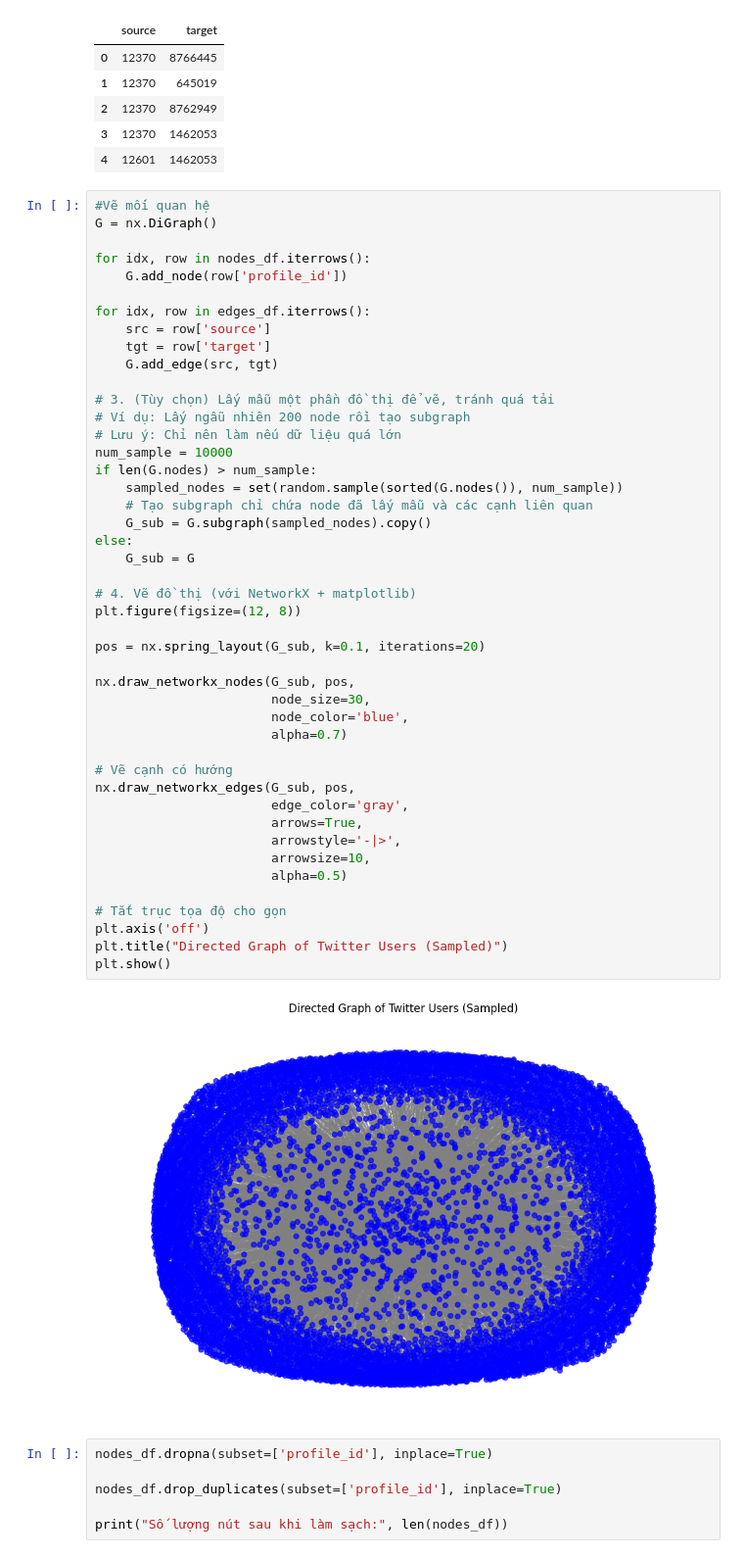
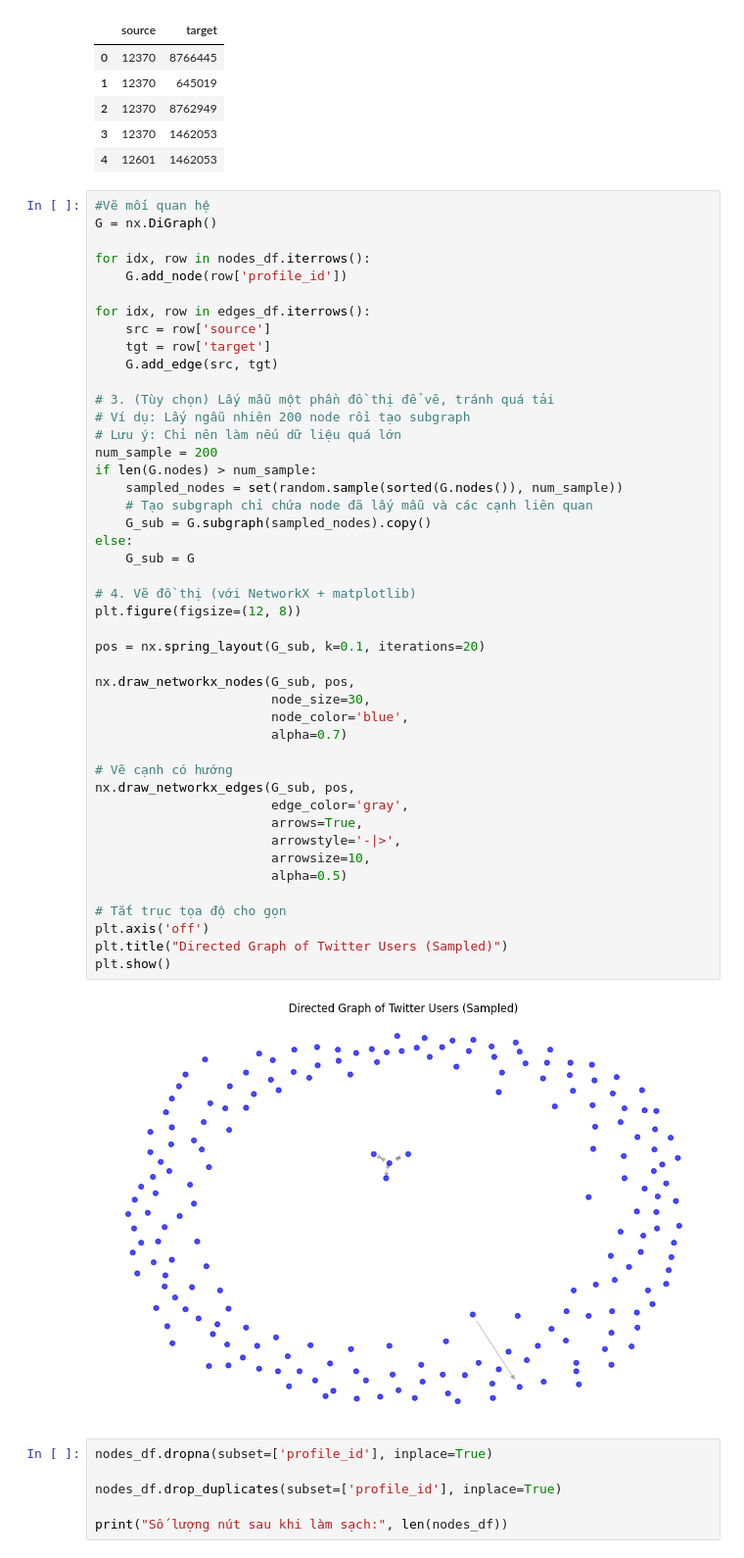
Before and after one commit to thanhtung12356/AnalyseRoleUserOnTweet, a Jupyter notebook: preprocessing.ipynb, the cells around one changed output. Shown at 98% size. Drawn from its saved outputs; the diff is of its cells as text.

```diff
--- a/preprocessing.ipynb
+++ b/preprocessing.ipynb
@@ -47,38 +47,38 @@ for idx, row in edges_df.iterrows():
 # 3. (Tùy chọn) Lấy mẫu một phần đồ thị để vẽ, tránh quá tải
 # Ví dụ: Lấy ngẫu nhiên 200 node rồi tạo subgraph
 # Lưu ý: Chỉ nên làm nếu dữ liệu quá lớn
-num_sample = 10000
+num_sample = 200
 if len(G.nodes) > num_sample:
     sampled_nodes = set(random.sample(sorted(G.nodes()), num_sample))
     # Tạo subgraph chỉ chứa node đã lấy mẫu và các cạnh liên quan
     G_sub = G.subgraph(sampled_nodes).copy()
 else:
     G_sub = G
 
 # 4. Vẽ đồ thị (với NetworkX + matplotlib)
 plt.figure(figsize=(12, 8))
 
 pos = nx.spring_layout(G_sub, k=0.1, iterations=20)
 
 nx.draw_networkx_nodes(G_sub, pos,
                        node_size=30,
                        node_color='blue',
                        alpha=0.7)
 
 # Vẽ cạnh có hướng
 nx.draw_networkx_edges(G_sub, pos,
                        edge_color='gray',
                        arrows=True,
                        arrowstyle='-|>',
                        arrowsize=10,
                        alpha=0.5)
 
 # Tắt trục tọa độ cho gọn
 plt.axis('off')
 plt.title("Directed Graph of Twitter Users (Sampled)")
 plt.show()
 # %% [output]
-[figure, old version]
+[figure, new version]
 # %%
 nodes_df.dropna(subset=['profile_id'], inplace=True)
 
```
Also changed, not shown: parts of 1 cell of this notebook, 4 other files.
